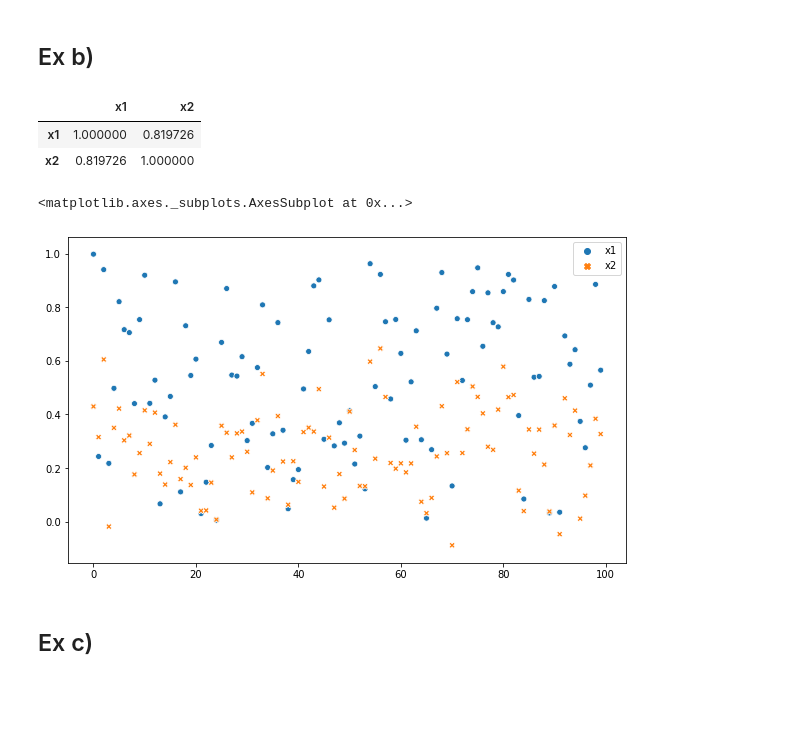
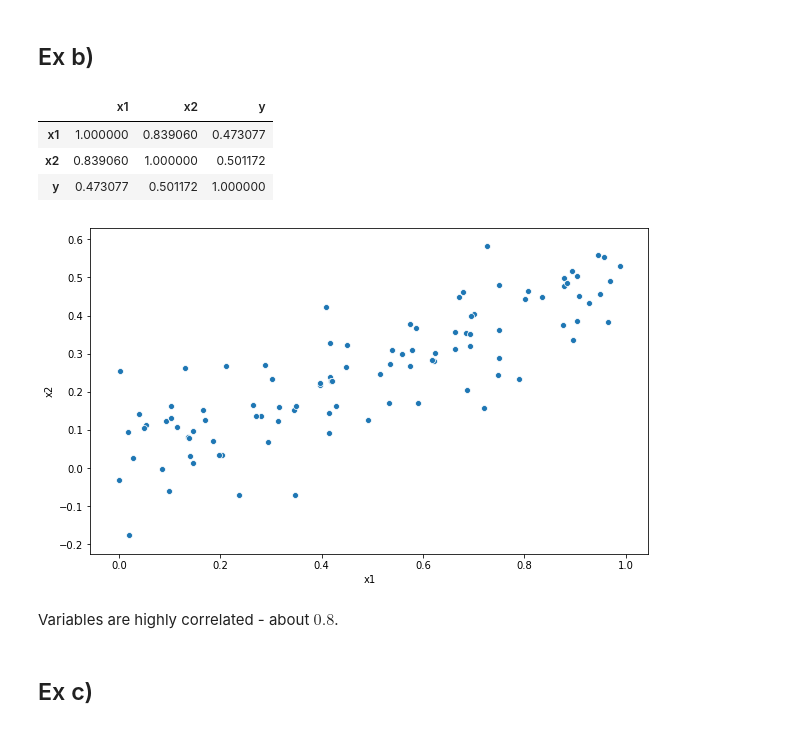
Before and after one commit to piotrkawa/data-mining, a Jupyter notebook: list_2/ex_1/ex_14.ipynb, the cells around one changed output. Saved outputs shown, nothing was run; the diff lists cells and outputs as text; code cells hidden in the pictures; blank space fills up the shorter version.

```diff
--- a/list_2/ex_1/ex_14.ipynb
+++ b/list_2/ex_1/ex_14.ipynb
@@ -28,19 +23,21 @@ $\beta_0 = 2, \beta_1=2, \beta_2=0.3$
 # %% [markdown]
 ## Ex b)
 # %%
-data = {'x1': x1, 'x2': x2}
+data = {'x1': x1, 'x2': x2, 'y': y}
 df = pd.DataFrame(data)
 df.corr()
 # %% [output]
-|  | x1 | x2 |
-| x1 | 1.000000 | 0.819726 |
-| x2 | 0.819726 | 1.000000 |
+|  | x1 | x2 | y |
+| x1 | 1.000000 | 0.839060 | 0.473077 |
+| x2 | 0.839060 | 1.000000 | 0.501172 |
+| y | 0.473077 | 0.501172 | 1.000000 |
 # %%
-plt.figure(figsize=(10, 6))
-sns.scatterplot(data=df)
+fig = plt.figure(figsize=(10, 6))
+plot = sns.scatterplot(x='x1', y='x2', data=df)
 # %% [output]
-<matplotlib.axes._subplots.AxesSubplot at 0x...>
-[figure, old version]
+[figure, new version]
+# %% [markdown]
+Variables are highly correlated - about $0.8$.
 # %% [markdown]
 ## Ex c)
 # %%
```
Also changed, not shown: parts of 22 cells of this notebook, 2 other files.
